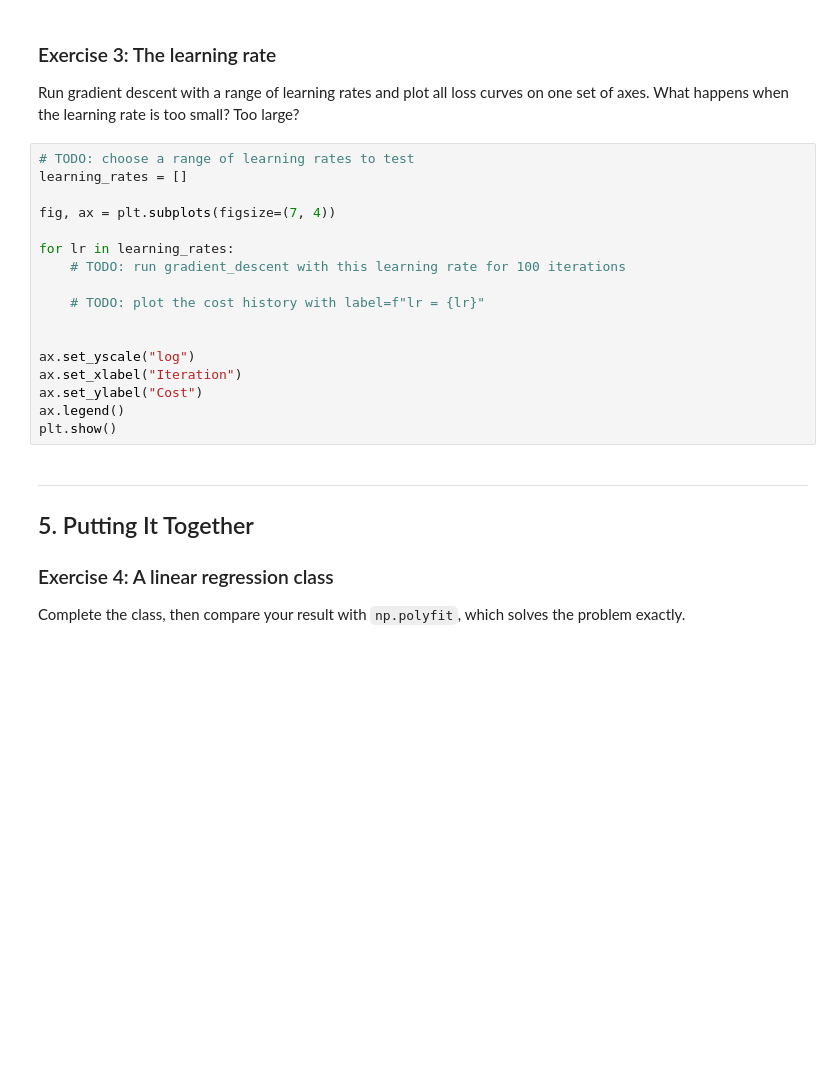
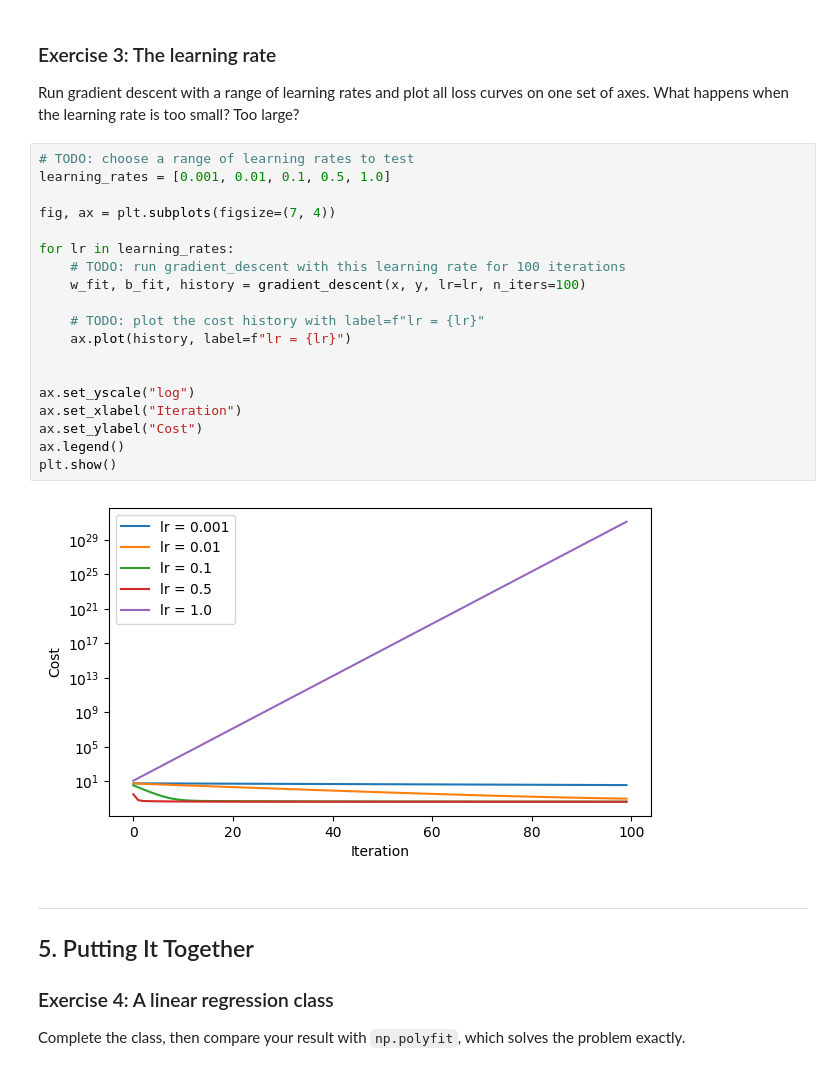
Before and after one commit to saanvikhera/ML-SPC5003, a Jupyter notebook: Tutorial_2_Clean.ipynb, the cells around one changed output. Drawn from its saved outputs; the diff is of its cells as text; blank space fills up the shorter version.

```diff
--- a/Tutorial_2_Clean.ipynb
+++ b/Tutorial_2_Clean.ipynb
@@ -168,21 +197,25 @@ Run gradient descent with a range of learning rates and plot all loss curves on
 What happens when the learning rate is too small? Too large?
 # %%
 # TODO: choose a range of learning rates to test
-learning_rates = []
+learning_rates = [0.001, 0.01, 0.1, 0.5, 1.0]
 
 fig, ax = plt.subplots(figsize=(7, 4))
 
 for lr in learning_rates:
     # TODO: run gradient_descent with this learning rate for 100 iterations
+    w_fit, b_fit, history = gradient_descent(x, y, lr=lr, n_iters=100)
 
     # TODO: plot the cost history with label=f"lr = {lr}"
+    ax.plot(history, label=f"lr = {lr}")
 
 
 ax.set_yscale("log")
 ax.set_xlabel("Iteration")
 ax.set_ylabel("Cost")
 ax.legend()
 plt.show()
+# %% [output]
+[figure, added]
 # %% [markdown]
 ---
 ## 5. Putting It Together
```
Also changed, not shown: parts of 10 cells of this notebook.
